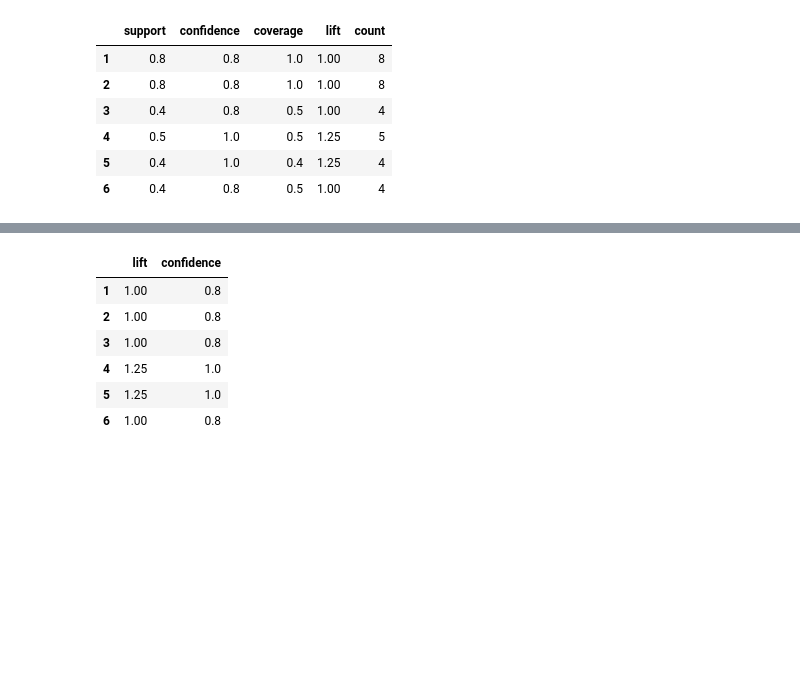
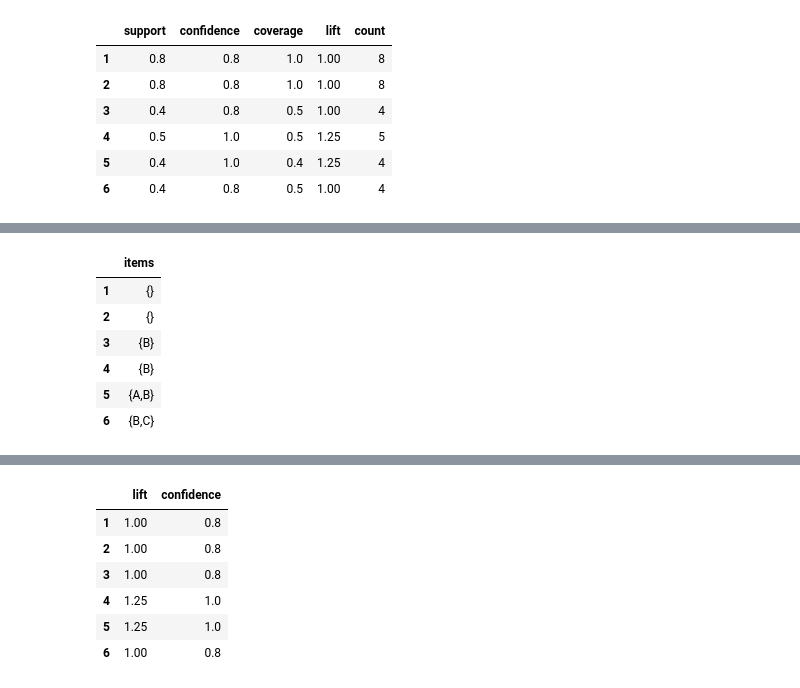
Before and after one commit to mhahsler/arulespy, a Jupyter notebook: howto.ipynb, the cells around one changed output, grey strips where cells are left out. Drawn from its saved outputs; the diff is of its cells as text; code cells hidden in the pictures; blank space fills up the shorter version.

```diff
--- a/howto.ipynb
+++ b/howto.ipynb
@@ -141,0 +200,10 @@ arules.quality(rules)
+# %%
+arules.lhs(rules).as_df()
+# %% [output]
+|  | items |
+| 1 | {} |
+| 2 | {} |
+| 3 | {B} |
+| 4 | {B} |
+| 5 | {A,B} |
+| 6 | {B,C} |
```
Also changed, not shown: parts of 31 cells of this notebook, 3 other files.
